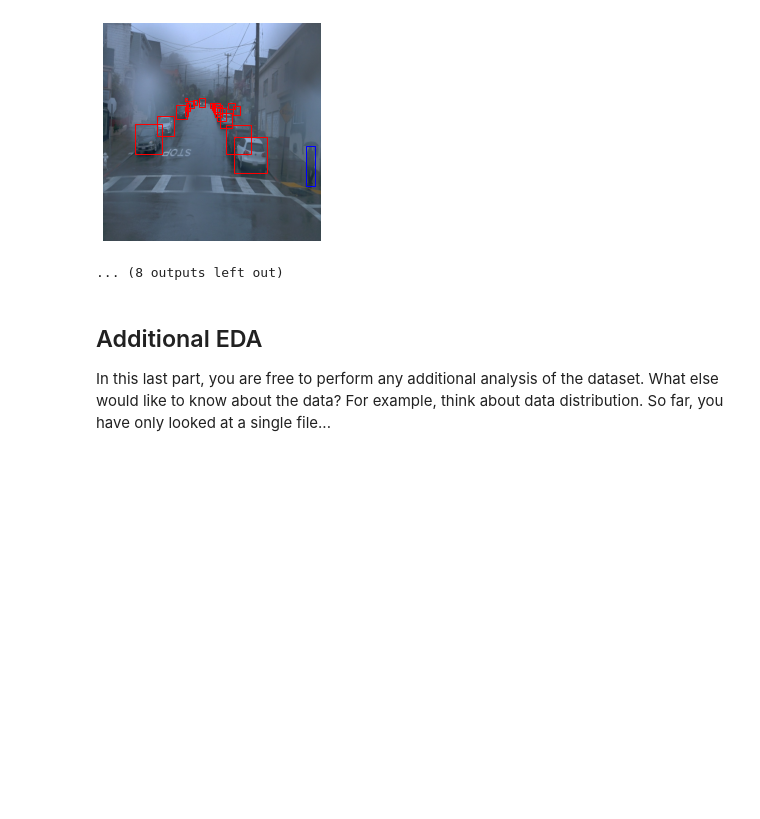
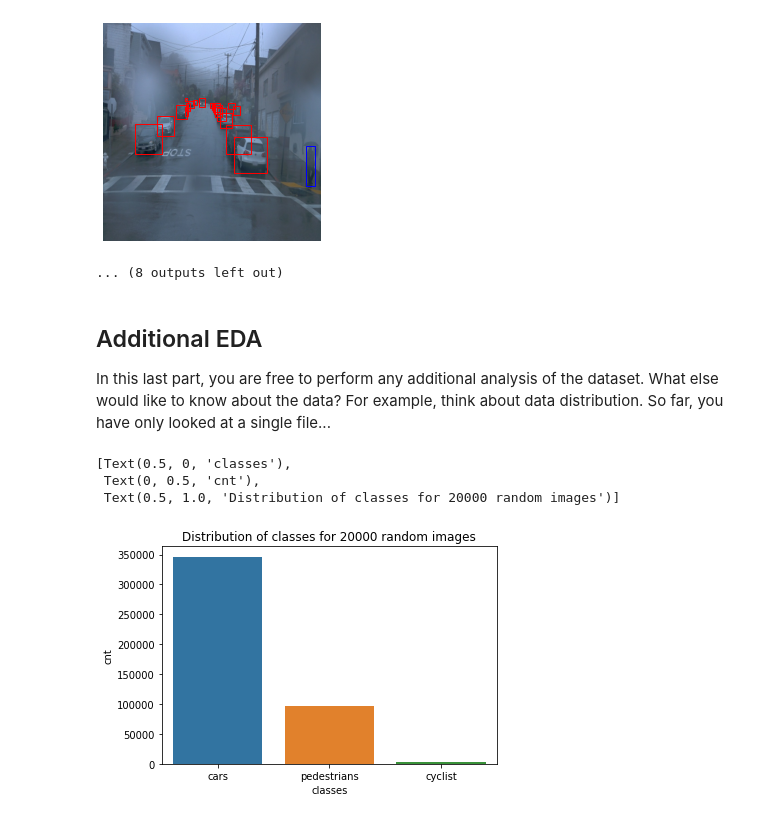
Before and after one commit to izlley/nd013-c1-vision-starter, a Jupyter notebook: Exploratory Data Analysis.ipynb, the cells around one changed output. Saved outputs shown, nothing was run; the diff lists cells and outputs as text; code cells hidden in the pictures; blank space fills up the shorter version.

```diff
--- a/Exploratory Data Analysis.ipynb
+++ b/Exploratory Data Analysis.ipynb
@@ -77,0 +81,15 @@ For example, think about data distribution. So far, you have only looked at a si
+# %%
+labels = defaultdict(int)
+
+for batch in dataset.take(20000):
+    for e in batch['groundtruth_classes'].numpy():
+        labels[e] += 1
+# %%
+labels_map = {'cars': labels[1], 'pedestrians': labels[2], 'cyclist': labels[4]}
+ax = sns.barplot(x=list(labels_map.keys()), y=list(labels_map.values()))
+ax.set(xlabel='classes', ylabel='cnt', title='Distribution of classes for 20000 random images')
+# %% [output]
+[Text(0.5, 0, 'classes'),
+ Text(0, 0.5, 'cnt'),
+ Text(0.5, 1.0, 'Distribution of classes for 20000 random images')]
+[figure, added]
```
Also changed, not shown: parts of 1 cell of this notebook.
